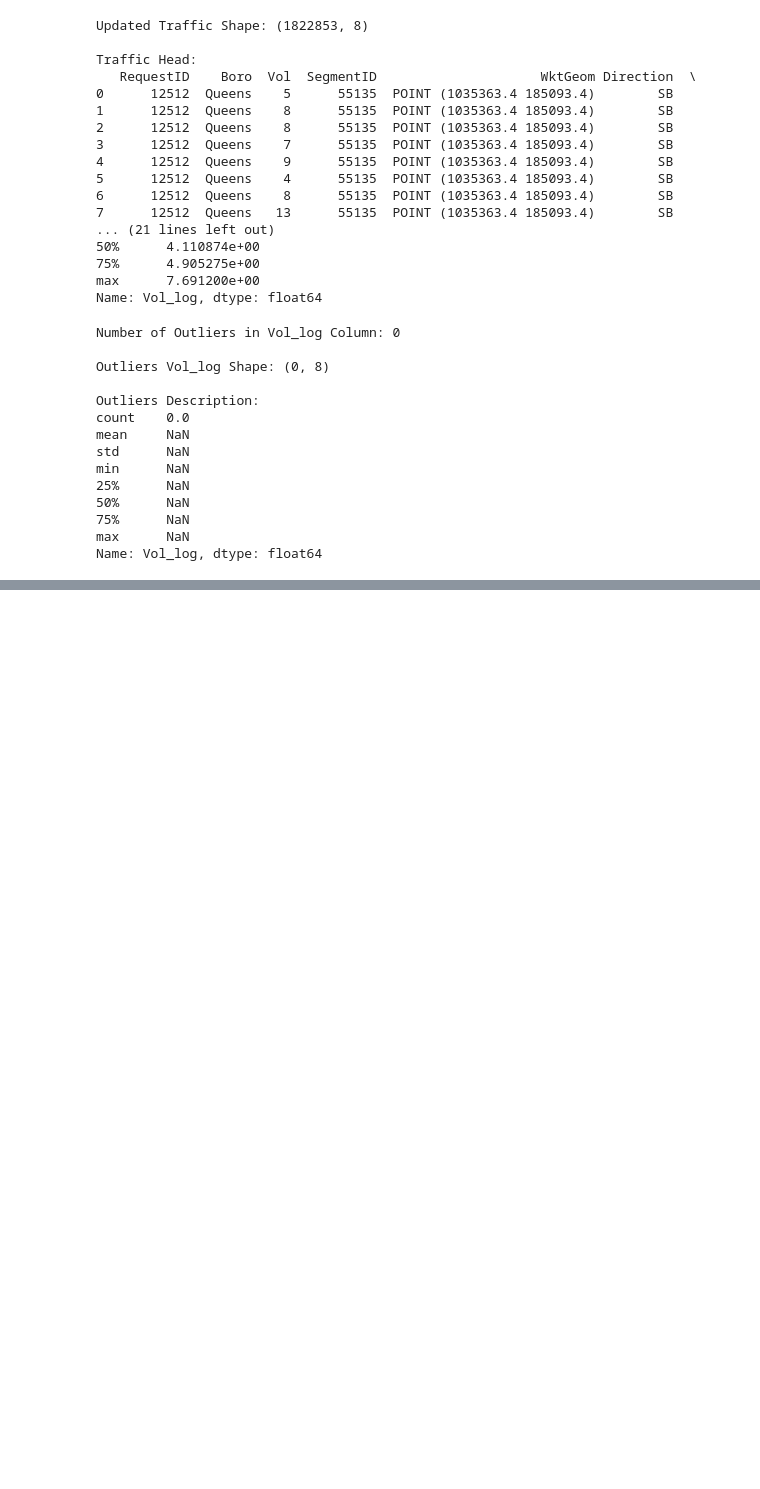
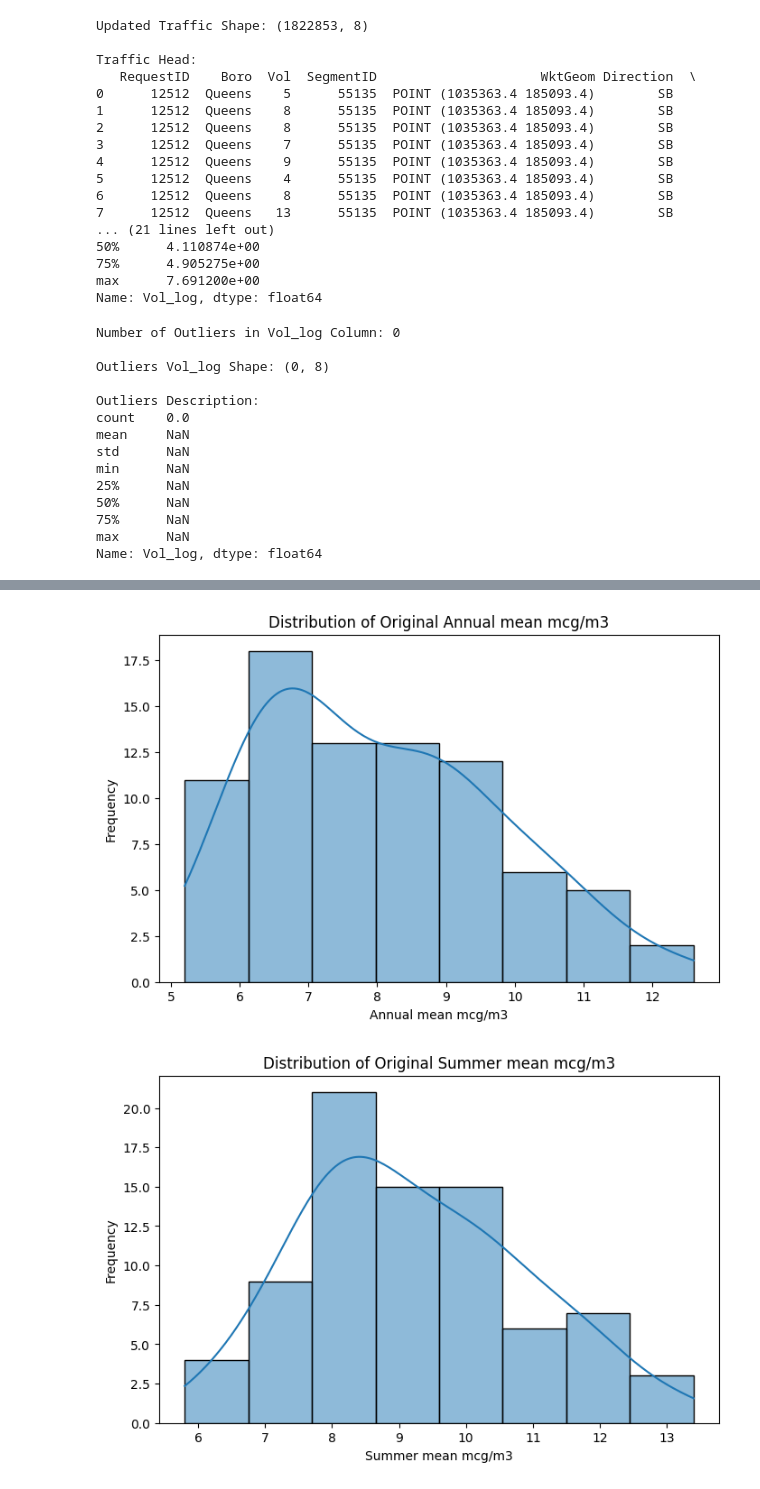
Before and after one commit to PonceEvelin/CS210_FinalProject, a Jupyter notebook: 01_data_cleaning.ipynb, the cells around one changed output, grey strips where cells are left out. Saved outputs shown, nothing was run; the diff lists cells and outputs as text; code cells hidden in the pictures; blank space fills up the shorter version.

Commit message:
update data and notebook

```diff
--- a/01_data_cleaning.ipynb
+++ b/01_data_cleaning.ipynb
@@ -5,8 +7,8 @@ import re
 # %%
 # denote the file paths for the datasets to be used in the data analysis
 traffic_file_path = r'data_files\Automated_Traffic_Volume_Counts_20260418.csv'
-fine_particles_file_path = r'data_files\NYC EH Data Portal - Fine particles (PM 2.5) (full table).csv'
-nitrogen_dioxide_file_path = r'data_files\NYC EH Data Portal - Nitrogen dioxide (NO2) (full table).csv'
+fine_particles_file_path = r'data_files\NYC EH Data Portal - Fine particles (PM 2.5) (filtered).csv'
+nitrogen_dioxide_file_path = r'data_files\NYC EH Data Portal - Nitrogen dioxide (NO2) (filtered).csv'
 # %%
 # read in the datasets as pandas dataframes
 traffic_df = pd.read_csv(traffic_file_path)
@@ -276,0 +348,12 @@ traffic_df_cleaned.head()
+# %%
+#drop the columns with redundant information based on the duplicated function results and the unique combinations dataframe
+fine_particles_df_cleaned = fine_particles_df.drop(columns=['GeoID', 'Geography', 'Area'])
+
+#drop columns with only one unique value as they will not be useful for the analysis
+fine_particles_df_cleaned = fine_particles_df_cleaned.drop(columns=['GeoTypeDesc', 'GeoRank'])
+
+#check updated dataframe
+print(f'Fine Particles Cleaned Shape: {fine_particles_df_cleaned.shape}\n')
+print(f'Fine Particles Cleaned Head:\n{fine_particles_df_cleaned.head()}\n')
+print('Fine Particles Info:')
+fine_particles_df_cleaned.info()
@@ -276,0 +459,25 @@ traffic_df_cleaned.head()
+# %%
+#use plots to visualize the distribution before determining futher analysis
+plt.figure(figsize=(8, 5))
+sns.histplot(fine_particles_df_cleaned['Annual mean mcg/m3'], kde=True)
+plt.title('Distribution of Original Annual mean mcg/m3')
+plt.xlabel('Annual mean mcg/m3')
+plt.ylabel('Frequency')
+plt.show()
+
+plt.figure(figsize=(8, 5))
+sns.histplot(fine_particles_df_cleaned['Summer mean mcg/m3'], kde=True)
+plt.title('Distribution of Original Summer mean mcg/m3')
+plt.xlabel('Summer mean mcg/m3')
+plt.ylabel('Frequency')
+plt.show()
+
+plt.figure(figsize=(8, 5))
+sns.histplot(fine_particles_df_cleaned['Winter mean mcg/m3'], kde=True)
+plt.title('Distribution of Original Winter mean mcg/m3')
+plt.xlabel('Winter mean mcg/m3')
+plt.ylabel('Frequency')
+plt.show()
+# %% [output]
+[figure, added]
+[figure, added]
```
Also changed, not shown: parts of 37 cells of this notebook.
